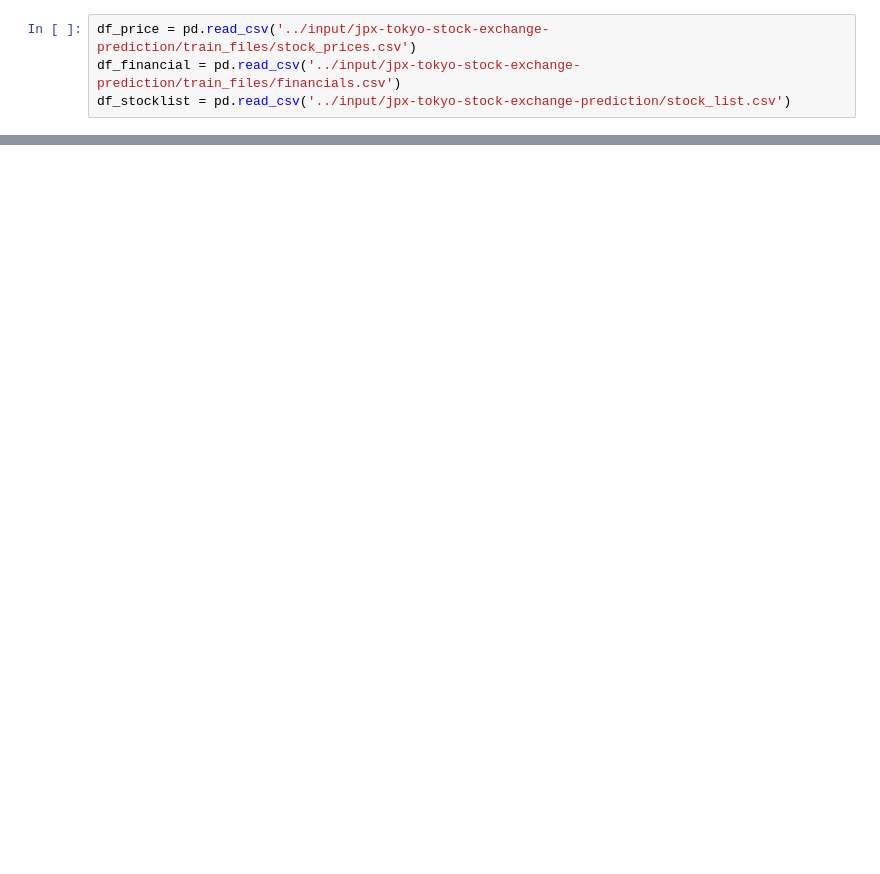
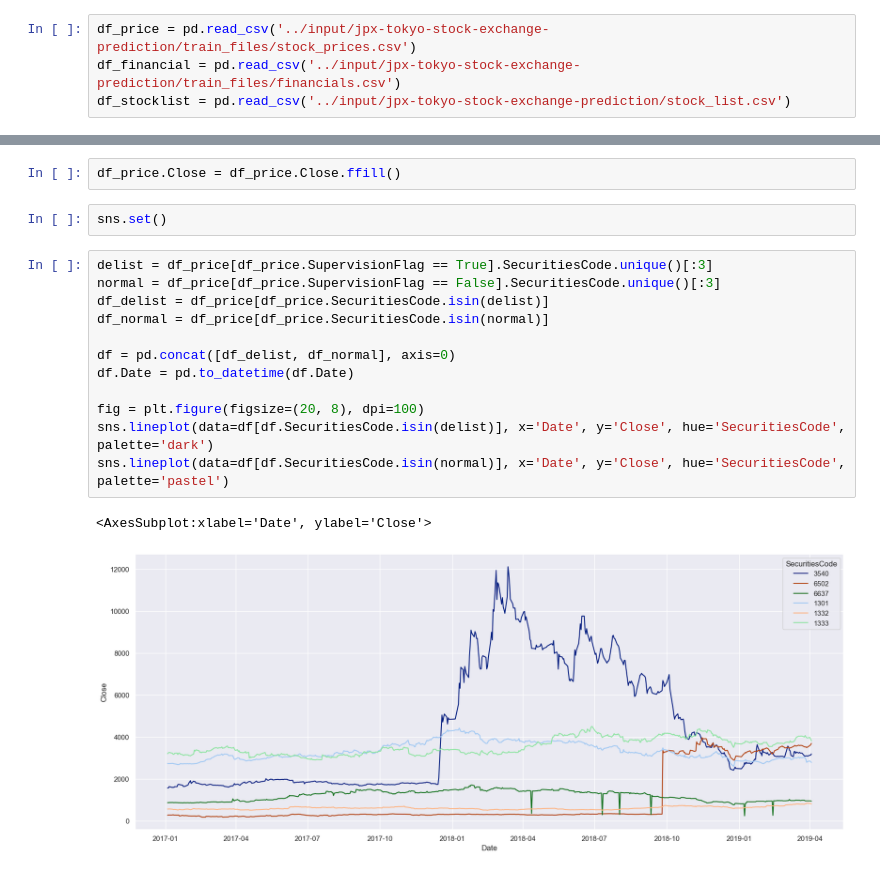
Before and after one commit to edenni/jpx, a Jupyter notebook: notebook/eda.ipynb, the cells around one changed output, grey strips where cells are left out. Cells and saved outputs as stored; diff of their text form; blank space fills up the shorter version.

```diff
--- a/notebook/eda.ipynb
+++ b/notebook/eda.ipynb
@@ -182,0 +12,19 @@ feature_stocklist_cols = ['Section/Products', '33SectorCode',
+# %%
+df_price.Close = df_price.Close.ffill()
+# %%
+sns.set()
+# %%
+delist = df_price[df_price.SupervisionFlag == True].SecuritiesCode.unique()[:3]
+normal = df_price[df_price.SupervisionFlag == False].SecuritiesCode.unique()[:3]
+df_delist = df_price[df_price.SecuritiesCode.isin(delist)]
+df_normal = df_price[df_price.SecuritiesCode.isin(normal)]
+
+df = pd.concat([df_delist, df_normal], axis=0)
+df.Date = pd.to_datetime(df.Date)
+
+fig = plt.figure(figsize=(20, 8), dpi=100)
+sns.lineplot(data=df[df.SecuritiesCode.isin(delist)], x='Date', y='Close', hue='SecuritiesCode', palette='dark')
+sns.lineplot(data=df[df.SecuritiesCode.isin(normal)], x='Date', y='Close', hue='SecuritiesCode', palette='pastel')
+# %% [output]
+<AxesSubplot:xlabel='Date', ylabel='Close'>
+[figure, added]
```
Also changed, not shown: parts of 12 cells of this notebook, 2 other files.
